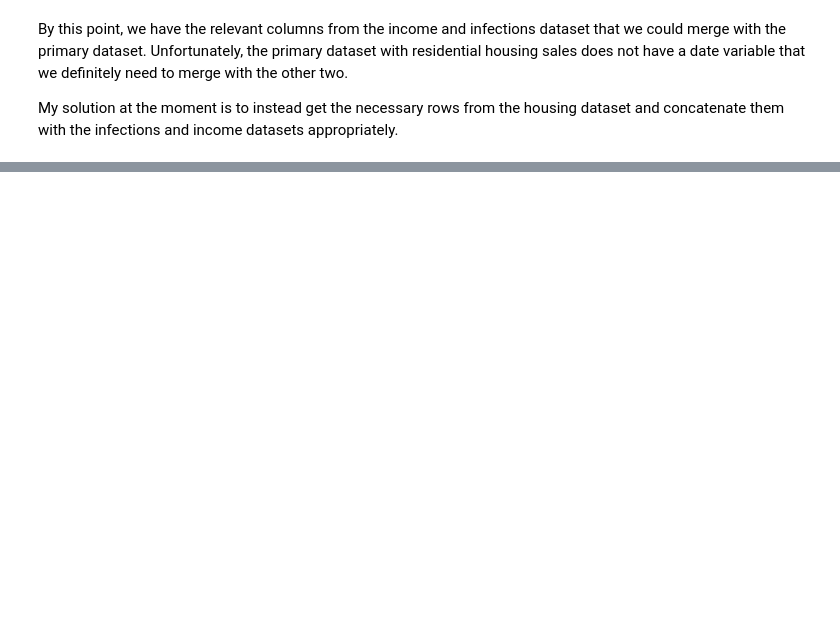
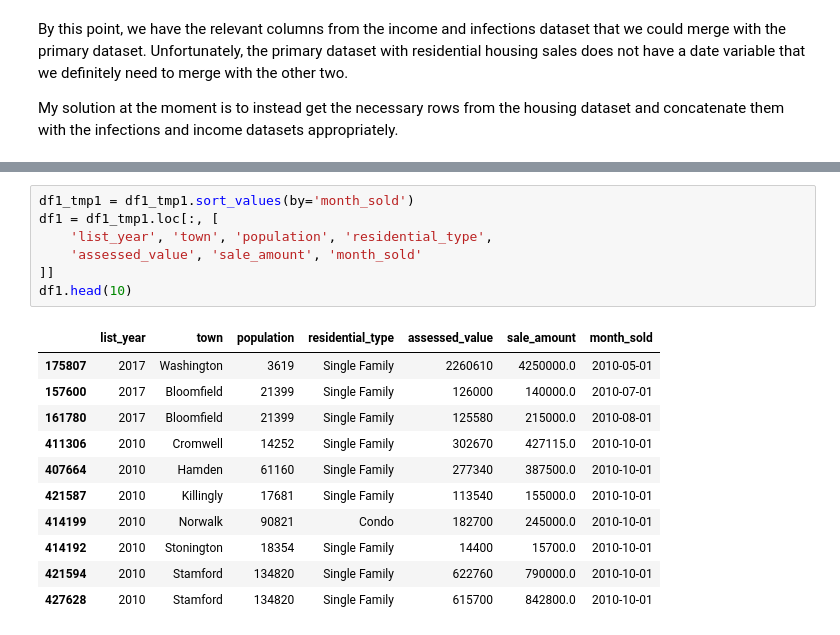
Before and after one commit to iamasteriix/econometrics_paper, a Jupyter notebook: covid_CT.ipynb, the cells around one changed output, grey strips where cells are left out. Drawn from its saved outputs; the diff is of its cells as text; blank space fills up the shorter version.

```diff
--- a/covid_CT.ipynb
+++ b/covid_CT.ipynb
@@ -160,0 +205,19 @@ My solution at the moment is to instead get the necessary rows from the housing
+# %%
+df1_tmp1 = df1_tmp1.sort_values(by='month_sold')
+df1 = df1_tmp1.loc[:, [
+    'list_year', 'town', 'population', 'residential_type',
+    'assessed_value', 'sale_amount', 'month_sold'
+]]
+df1.head(10)
+# %% [output]
+|  | list_year | town | population | residential_type | assessed_value | sale_amount | month_sold |
+| 175807 | 2017 | Washington | 3619 | Single Family | 2260610 | 4250000.0 | 2010-05-01 |
+| 157600 | 2017 | Bloomfield | 21399 | Single Family | 126000 | 140000.0 | 2010-07-01 |
+| 161780 | 2017 | Bloomfield | 21399 | Single Family | 125580 | 215000.0 | 2010-08-01 |
+| 411306 | 2010 | Cromwell | 14252 | Single Family | 302670 | 427115.0 | 2010-10-01 |
+| 407664 | 2010 | Hamden | 61160 | Single Family | 277340 | 387500.0 | 2010-10-01 |
+| 421587 | 2010 | Killingly | 17681 | Single Family | 113540 | 155000.0 | 2010-10-01 |
+| 414199 | 2010 | Norwalk | 90821 | Condo | 182700 | 245000.0 | 2010-10-01 |
+| 414192 | 2010 | Stonington | 18354 | Single Family | 14400 | 15700.0 | 2010-10-01 |
+| 421594 | 2010 | Stamford | 134820 | Single Family | 622760 | 790000.0 | 2010-10-01 |
+| 427628 | 2010 | Stamford | 134820 | Single Family | 615700 | 842800.0 | 2010-10-01 |
```
Also changed, not shown: parts of 14 cells of this notebook.
